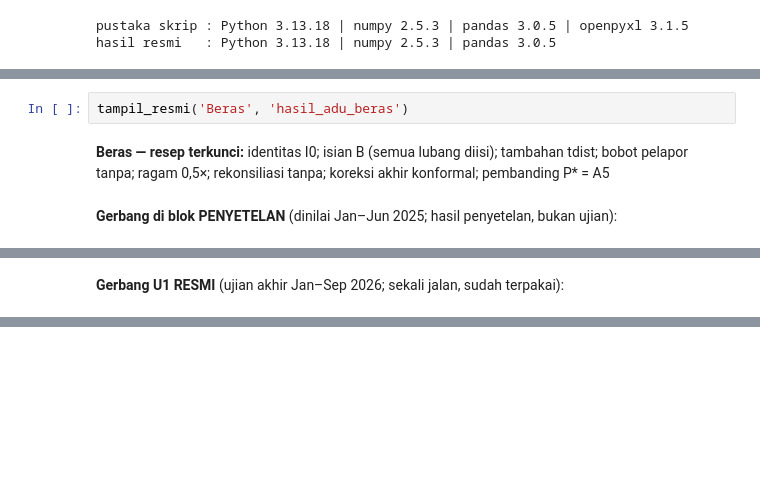
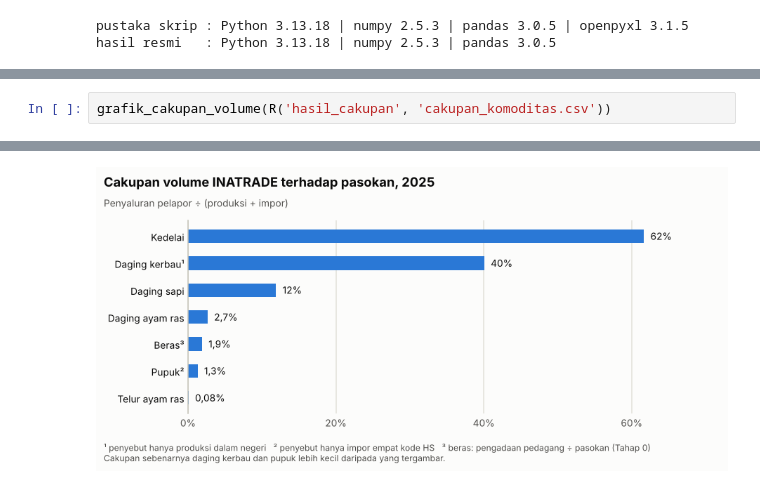
Before and after one commit to harits766/tess, a Jupyter notebook: binpas/colab/05_inatrade_tujuh_komoditas.ipynb, the cells around one changed output, grey strips where cells are left out. Drawn from its saved outputs; the diff is of its cells as text; blank space fills up the shorter version.

```diff
--- a/binpas/colab/05_inatrade_tujuh_komoditas.ipynb
+++ b/binpas/colab/05_inatrade_tujuh_komoditas.ipynb
@@ -2010,5 +2219,3 @@ blok penyetelan, lalu turun ke konformal (diputuskan sebelum kalibrasi dan ujian
 # %%
-tampil_resmi('Beras', 'hasil_adu_beras')
+grafik_cakupan_volume(R('hasil_cakupan', 'cakupan_komoditas.csv'))
 # %% [output]
-**Beras — resep terkunci:** identitas I0; isian B (semua lubang diisi); tambahan tdist; bobot pelapor tanpa; ragam 0,5×; rekonsiliasi tanpa; koreksi akhir konformal; pembanding P* = A5
-**Gerbang di blok PENYETELAN** (dinilai Jan–Jun 2025; hasil penyetelan, bukan ujian):
@@ -2026 +2221,0 @@ tampil_resmi('Beras', 'hasil_adu_beras')
-**Gerbang U1 RESMI** (ujian akhir Jan–Sep 2026; sekali jalan, sudah terpakai):
@@ -2039 +2222,2 @@ tampil_resmi('Beras', 'hasil_adu_beras')
+[figure, added]
 # %% [markdown]
```
Also changed, not shown: parts of 71 cells of this notebook, 2 other files.
